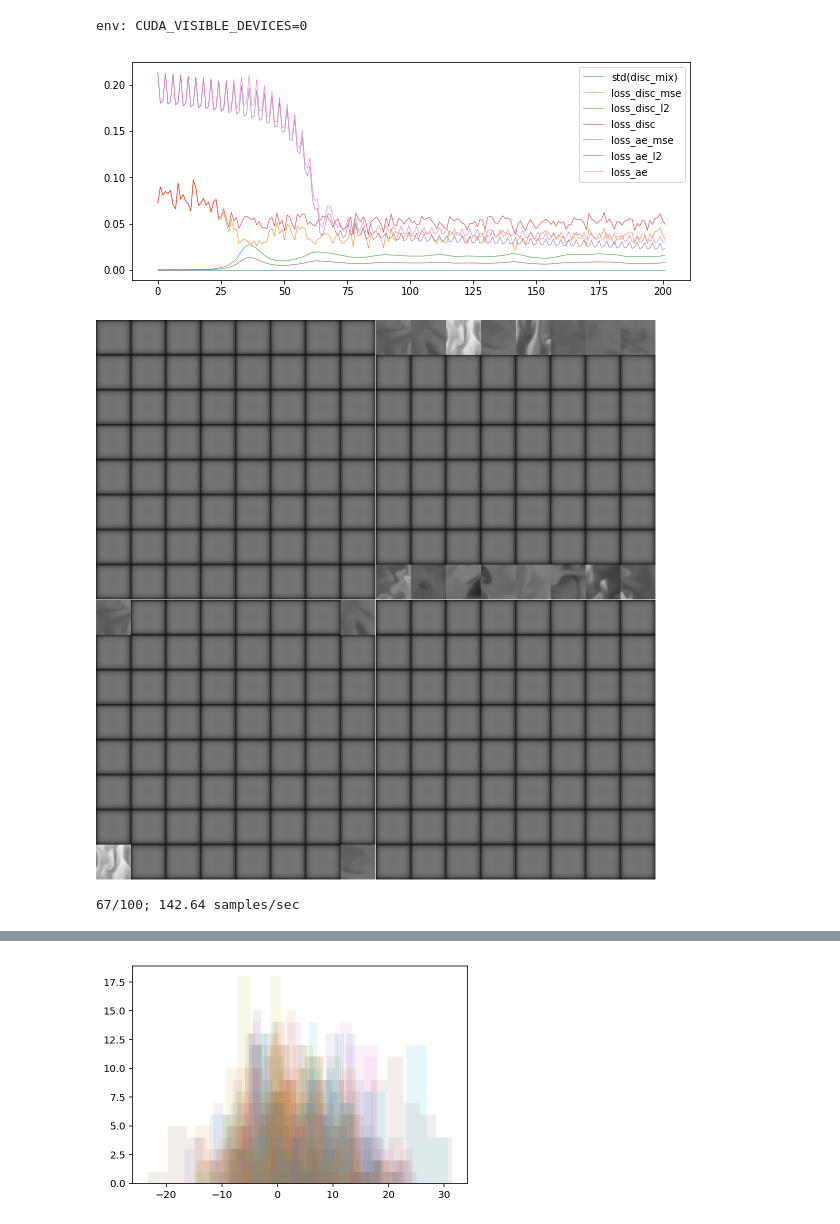
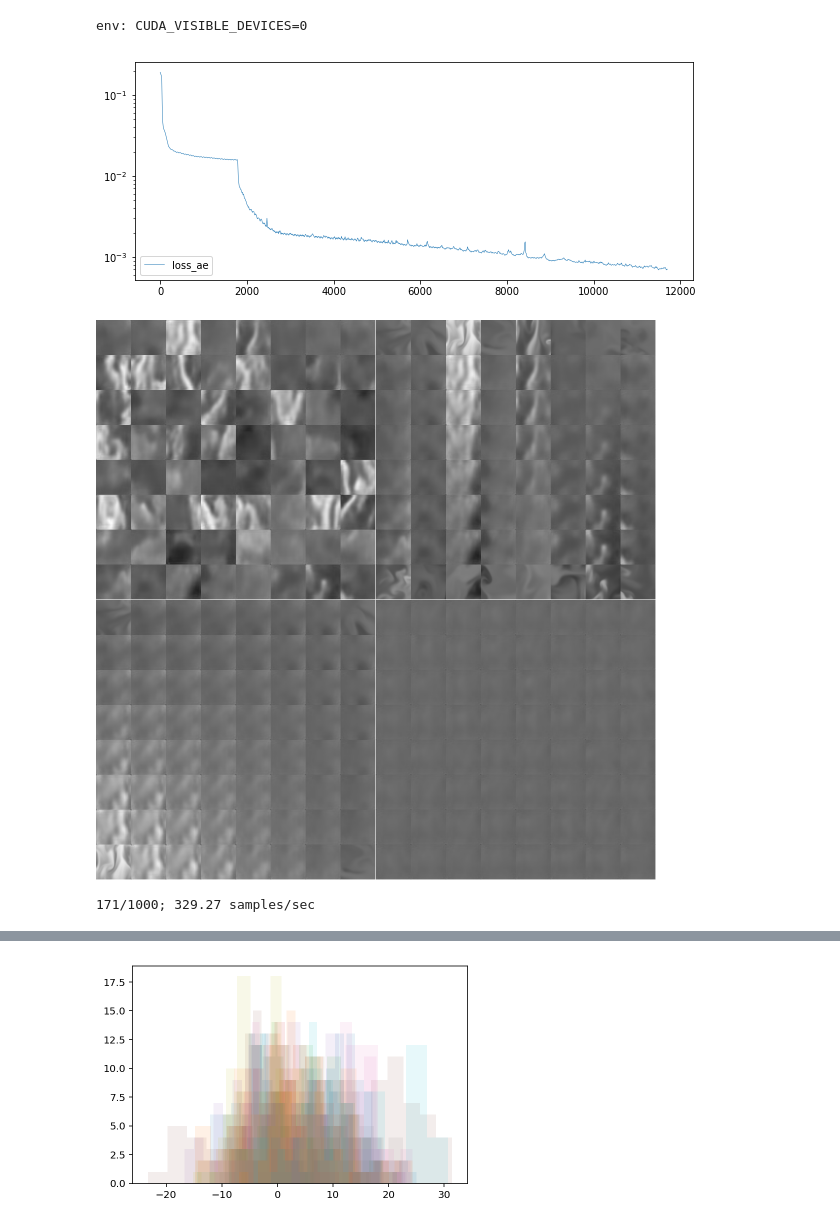
Before and after one commit to slanderson/inturbulate, a Jupyter notebook: ACAI-PyTorch-turb.ipynb, the cells around one changed output, grey strips where cells are left out. Cells and saved outputs as stored; diff of their text form; code cells hidden in the pictures.

Commit message:
Update hyperparameters to ones the can overfit to a single batch

```diff
--- a/ACAI-PyTorch-turb.ipynb
+++ b/ACAI-PyTorch-turb.ipynb
@@ -20,14 +20,14 @@ from python_utils.make_mosaic import *
 from python_utils.pixelated import *
 # %%
 args = {
-    'epochs': 100,
+    'epochs': 1000,
     'width': 64,
     'latent_width': 4,
     'depth': 16,
     'advdepth': 16,
     'advweight': 0.5,
     'reg': 0.2,
-    'latent': 2,
+    'latent': 1000,
     'colors': 1,
     'lr': 0.0001,
     'batch_size': 64,
@@ -57,7 +57,7 @@ def get_mnist32_batches(batch_size, data_format='channels_first'):
 x_batches, y_batches = get_mnist32_batches(args['batch_size'])
 x_batches = torch.FloatTensor(x_batches).to(args['device'])
 # %%
-turb_batches = np.load('turb_batches.npy')[:3, :, :, :, :]
+turb_batches = np.load('turb_batches.npy')[:10, :, :, :, :]
 turb_batches = torch.FloatTensor(turb_batches).to(args['device'])
 # %%
 # pytorch doesn't support negative strides / can't flip tensors
@@ -131,8 +131,9 @@ encoder = Encoder(scales, args['depth'], args['latent'], args['colors']).to(args
 decoder = Decoder(scales, args['depth'], args['latent'], args['colors']).to(args['device'])
 discriminator = Discriminator(scales, args['advdepth'], args['latent'], args['colors']).to(args['device'])
 
-opt_ae = optim.Adam(list(encoder.parameters()) + list(decoder.parameters()), lr=args['lr'], weight_decay=1e-5)
+opt_ae = optim.Adam(list(encoder.parameters()) + list(decoder.parameters()), lr=args['lr'])#, weight_decay=1e-5)
 opt_d = optim.Adam(discriminator.parameters(), lr=args['lr'], weight_decay=1e-5)
+scheduler_ae = optim.lr_scheduler.StepLR(opt_ae, 1500, gamma=0.1, last_epoch=-1)
 
 losses = defaultdict(list)
 # %%
@@ -200,12 +201,15 @@ def status():
     chunks = [np.pad(e, (0,1), mode='constant', constant_values=255) for e in chunks]
     return make_mosaic(chunks)
 # %%
+import pdb
+
 it = 0
 start_time = time.time()
 
 try:
     for epoch in range(args['epochs']):
         for x in turb_batches:
+            #pdb.set_trace()
             z = encoder(x)
             out = decoder(z)
             disc = discriminator(torch.lerp(out, x, args['reg']))
@@ -217,7 +221,7 @@ try:
 
             loss_ae_mse = F.mse_loss(out, x)
             loss_ae_l2 = L2(disc_mix) * args['advweight']
-            loss_ae = loss_ae_mse + loss_ae_l2
+            loss_ae = loss_ae_mse #+ loss_ae_l2
 
             opt_ae.zero_grad()
             loss_ae.backward(retain_graph=True)
@@ -225,46 +229,48 @@ try:
 
             loss_disc_mse = F.mse_loss(disc_mix, alpha.reshape(-1))
             loss_disc_l2 = L2(disc)
             loss_disc = loss_disc_mse + loss_disc_l2
 
             opt_d.zero_grad()
-            loss_disc.backward()
-            opt_d.step()
+            #loss_disc.backward()
+            #opt_d.step()
 
-            losses['std(disc_mix)'].append(torch.std(disc_mix).item())
-            losses['loss_disc_mse'].append(loss_disc_mse.item())
-            losses['loss_disc_l2'].append(loss_disc_l2.item())
-            losses['loss_disc'].append(loss_disc.item())
-            losses['loss_ae_mse'].append(loss_ae_mse.item())
-            losses['loss_ae_l2'].append(loss_ae_l2.item())
+            #scheduler_ae.step()
+
+            #losses['std(disc_mix)'].append(torch.std(disc_mix).item())
+            #losses['loss_disc_mse'].append(loss_disc_mse.item())
+            #losses['loss_disc_l2'].append(loss_disc_l2.item())
+            #losses['loss_disc'].append(loss_disc.item())
+            #losses['loss_ae_mse'].append(loss_ae_mse.item())
+            #losses['loss_ae_l2'].append(loss_ae_l2.item())
             losses['loss_ae'].append(loss_ae.item())
 
             if it % 100 == 0:
                 img = status()
 
                 plt.figure(facecolor='w', figsize=(10,4))
                 for key in losses:
                     total = len(losses[key])
                     skip = 1 + (total // 1000)
                     y = build_batches(losses[key], skip).mean(axis=-1)
                     x = np.linspace(0, total, len(y))
-                    plt.plot(x, y, label=key, lw=0.5)
-                plt.legend(loc='upper right')
+                    plt.semilogy(x, y, label=key, lw=0.5)
+                plt.legend(loc='lower left')
 
                 clear_output(wait=True)
                 plt.show()
                 show_array(img * 255)
 
                 speed = args['batch_size'] * it / (time.time() - start_time)
                 print(f'{epoch+1}/{args["epochs"]}; {speed:.2f} samples/sec')
 
             it += 1
 except KeyboardInterrupt:
     pass
 # %% [output]
-[figure, old version]
+[figure, new version]
-[figure, old version]
+[figure, new version]
-67/100; 142.64 samples/sec
+171/1000; 329.27 samples/sec
 # %%
 # show the distribution of predictions from the discriminator
 plt.hist(disc_mix.data.cpu().numpy(), range=[0,0.5], bins=20)
```
Also changed, not shown: parts of 1 cell of this notebook.
